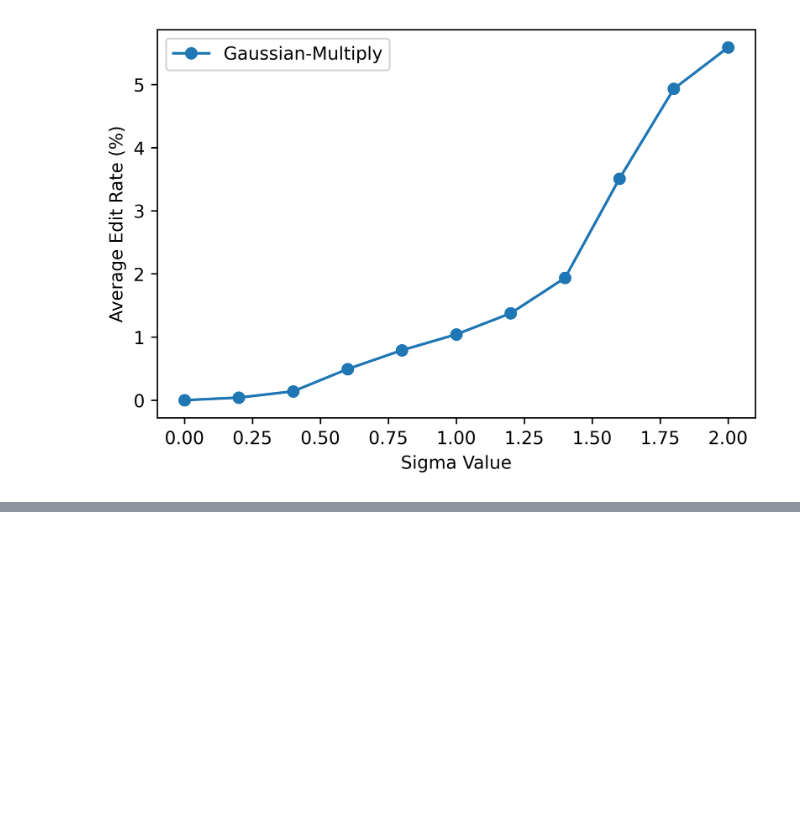
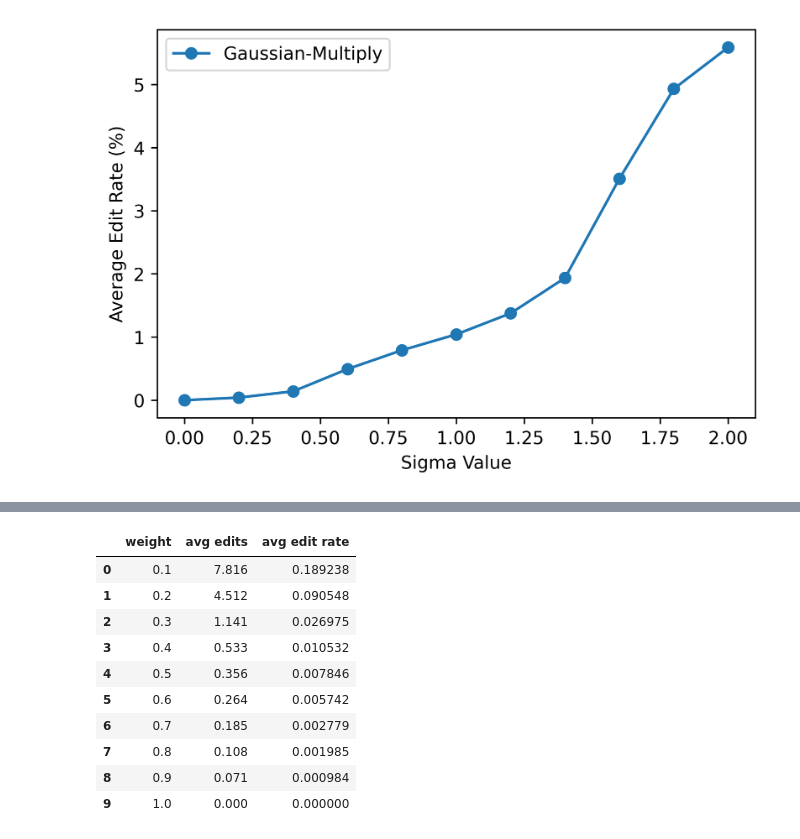
Before and after one commit to YufanWangYuki/NoiseGram, a Jupyter notebook: plot.ipynb, the cells around one changed output, grey strips where cells are left out. Cells and saved outputs as stored; diff of their text form; code cells hidden in the pictures; blank space fills up the shorter version.

```diff
--- a/plot.ipynb
+++ b/plot.ipynb
@@ -243,0 +276,19 @@ plt.show() #图形可视化
+# %%
+data = {'weight':weight,
+       'avg edits':avg_count,
+       'avg edit rate':avg_edit_rate}
+df = pd.DataFrame(data)
+# df = df[(df['mean'] < 1) & (df['weight'] < 35)]
+df
+# %% [output]
+|  | weight | avg edits | avg edit rate |
+| 0 | 0.1 | 7.816 | 0.189238 |
+| 1 | 0.2 | 4.512 | 0.090548 |
+| 2 | 0.3 | 1.141 | 0.026975 |
+| 3 | 0.4 | 0.533 | 0.010532 |
+| 4 | 0.5 | 0.356 | 0.007846 |
+| 5 | 0.6 | 0.264 | 0.005742 |
+| 6 | 0.7 | 0.185 | 0.002779 |
+| 7 | 0.8 | 0.108 | 0.001985 |
+| 8 | 0.9 | 0.071 | 0.000984 |
+| 9 | 1.0 | 0.000 | 0.000000 |
```
Also changed, not shown: parts of 12 cells of this notebook, 2 other files.
